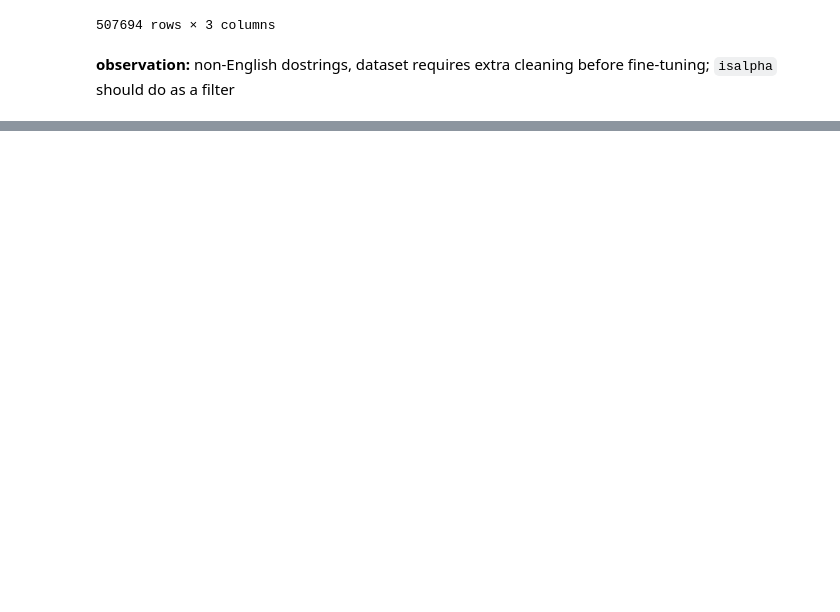
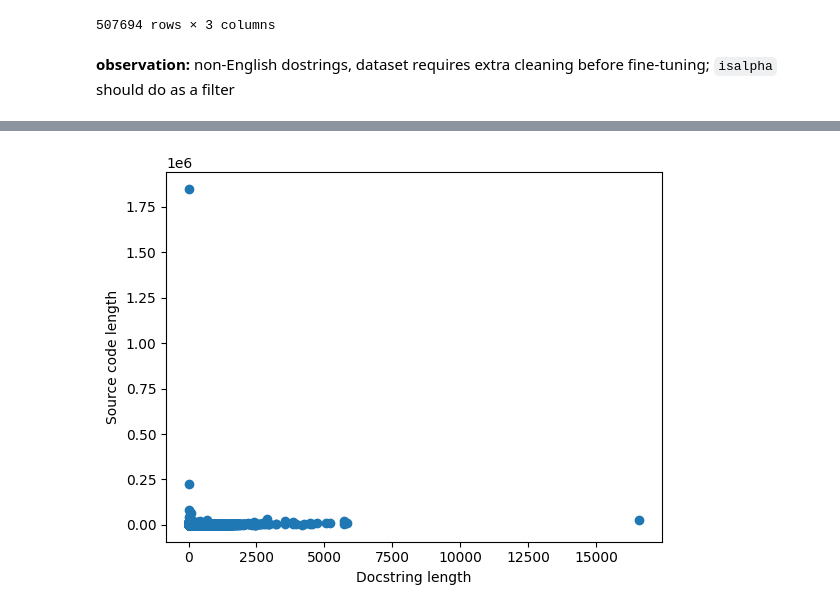
Before and after one commit to leiluk1/CodeSearcher, a Jupyter notebook: src/datasets/PyTorrent/exploratory_data_analysis.ipynb, the cells around one changed output, grey strips where cells are left out. Cells and saved outputs as stored; diff of their text form; code cells hidden in the pictures; blank space fills up the shorter version.

```diff
--- a/src/datasets/PyTorrent/exploratory_data_analysis.ipynb
+++ b/src/datasets/PyTorrent/exploratory_data_analysis.ipynb
@@ -95,2 +150,10 @@ def serialize_headers(self):
+# %%
+doc_lengths = np.array([len(code) for code in train_df["docstring_tokens"]])
+code_lengths = np.array([len(code) for code in train_df["code_tokens"]])
+plt.scatter(doc_lengths, code_lengths)
+plt.xlabel('Docstring length')
+plt.ylabel('Source code length');
+# %% [output]
+[figure, added]
 # %% [markdown]
 # Dataset report
```
Also changed, not shown: parts of 6 cells of this notebook, 1 other file.
